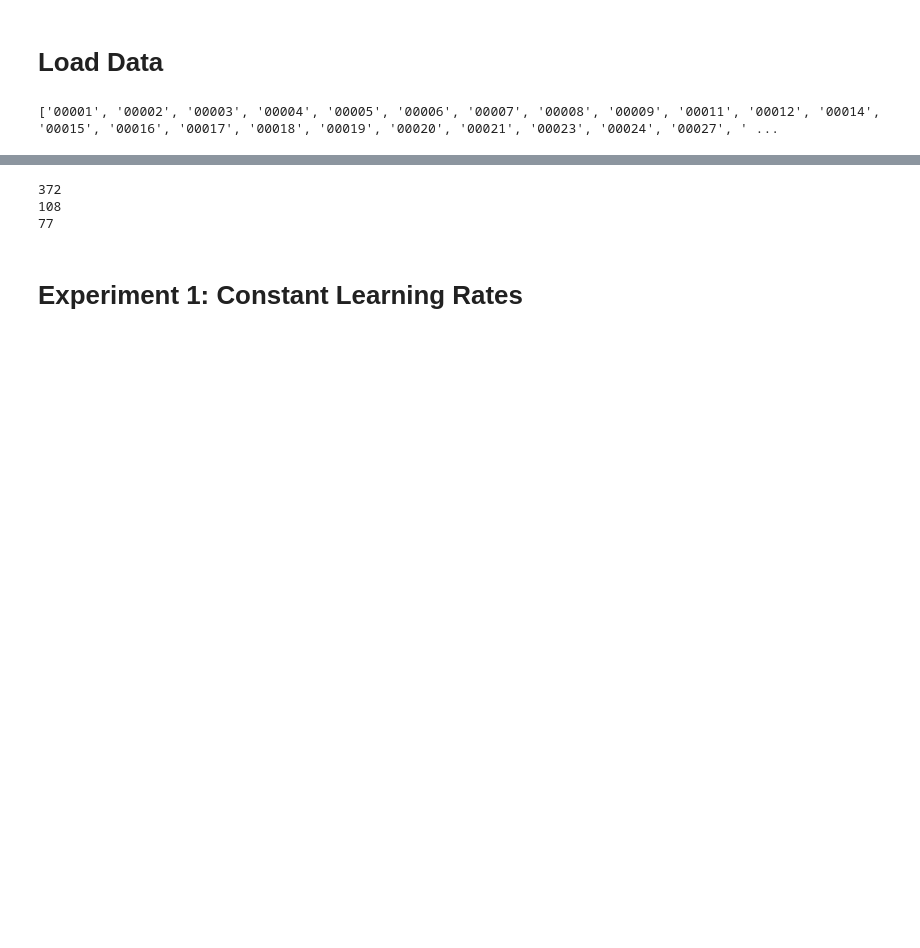
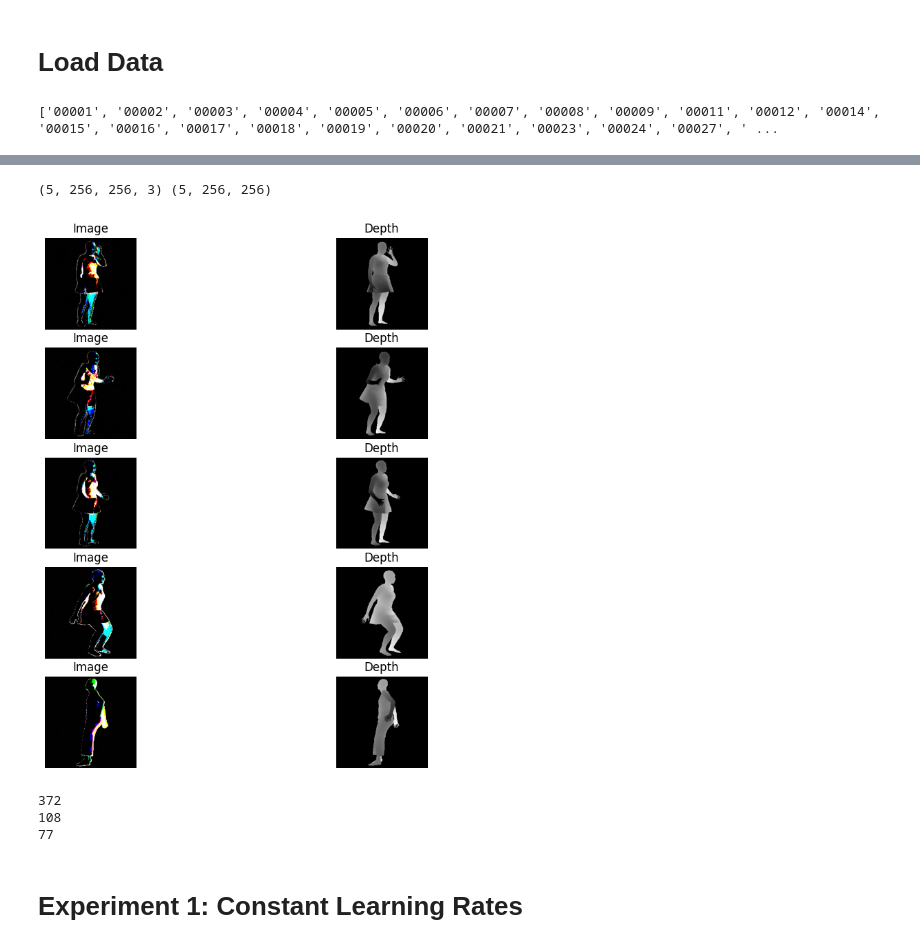
Before and after one commit to UPC-MAI-Master-Projects/OR_DepthEstimation, a Jupyter notebook: lr_experiments.ipynb, the cells around one changed output, grey strips where cells are left out. Saved outputs shown, nothing was run; the diff lists cells and outputs as text; code cells hidden in the pictures; blank space fills up the shorter version.

```diff
--- a/lr_experiments.ipynb
+++ b/lr_experiments.ipynb
@@ -242,3 +290,25 @@ test_list = list(map(lambda filename: filename[:-4], test_list))[0::30]
+# %%
+def visualize_data(images, depths, num_samples=5):
+    plt.figure(figsize=(10, num_samples * 2))
+    for i in range(num_samples):
+        plt.subplot(num_samples, 2, 2 * i + 1)
+        plt.imshow(images[i])
+        plt.title("Image")
+        plt.axis('off')
+
+        plt.subplot(num_samples, 2, 2 * i + 2)
+        plt.imshow(depths[i], cmap='gray')
+        plt.title("Depth")
+        plt.axis('off')
+    plt.show()
+
+data_gen = DataGenerator(train_list, root=SRC, batch_size=5, shuffle=False)
+images_gen, depths_gen = data_gen.__getitem__(0)
+print(images_gen.shape, depths_gen.shape)
+visualize_data(images_gen, depths_gen, num_samples=5)
+# %% [output]
+(5, 256, 256, 3) (5, 256, 256)
+[figure, added]
 # %%
 print(len(train_list))
 print(len(validation_list))
```
Also changed, not shown: parts of 4 cells of this notebook, 9 other files.
